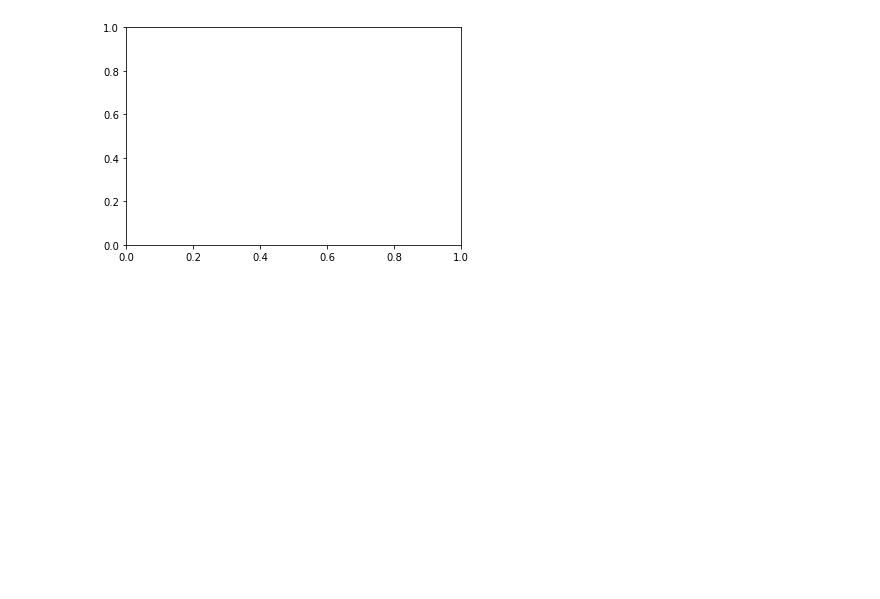
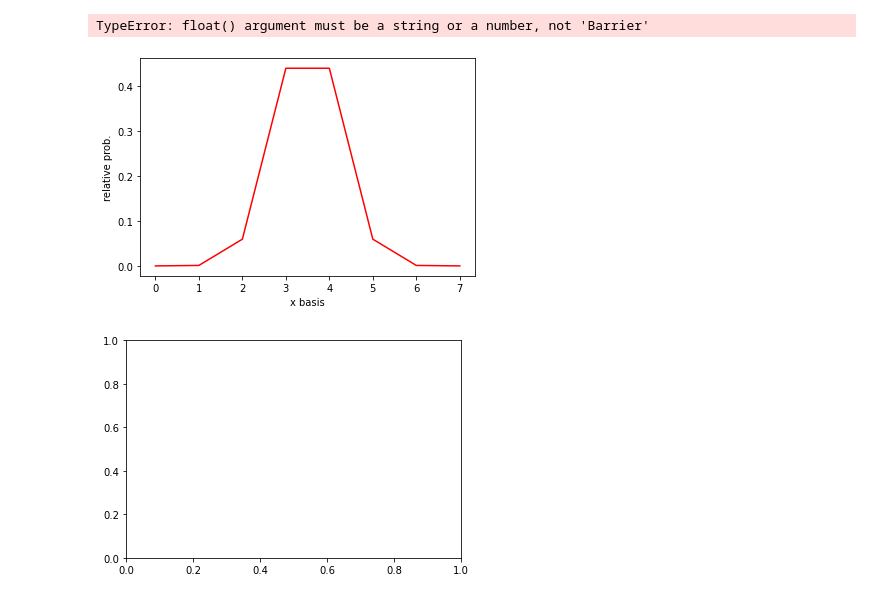
Before and after one commit to Eltohfa/Thesis-Physics, a Jupyter notebook: FreeBody-ibm.ipynb, the cells around one changed output. Cells and saved outputs as stored; diff of their text form; code cells hidden in the pictures; blank space fills up the shorter version.

```diff
--- a/FreeBody-ibm.ipynb
+++ b/FreeBody-ibm.ipynb
@@ -90,41 +90,46 @@ def evolve (n,phi,initial_state, stepsnumber):
     #return snaps
     return qc
 def action ():
-    #snaps = evolve(n,phi,initial_state, stepsnumber)
+    snaps = evolve(n,phi,initial_state, stepsnumber)
     plt.plot(np.square(abs(initial_state)),'r')
     leg = ["initial"]
+    plt.xlabel("x basis")
+    plt.ylabel("relative prob.")
     for i in range (stepsnumber):
         plt.plot(snaps[i])
         leg. append ("step_"+str(i+1))
     x=plt.axis([0, 2**n-1, 0, 1.1*max(np.square(abs(initial_state)))])
     plt.legend(leg)
     return snaps
 ##parameters
 n = 3; ## number of qubits
 phi = 0.25*pi; ##time of evolution
 #initial_state = np.sqrt(np.exp(-(np.linspace(0,2**n-1, 2**n) - (2**n/3) +0.5)**2/(2*15**2)))+np.sqrt(np.exp(-(np.linspace(0,2**n-1, 2**n) - (2*2**n/3) +0.5)**2/(2*15**2)))
 width= 2**n/8;
 k=1; # k momentum;
 initial_state = (np.exp(-(np.linspace(0,2**n-1, 2**n) - (2**n/2) +0.5)**2/(2*width**2)))*(np.exp(-k*1j*(np.linspace(0,2**n-1, 2**n) - (2**n/2) +0.5)))# n Centred Gaussian
 
 #initial_state = [0,1,1,0] # n=2 Pi function
 #initial_state = [0,0,1,1,1,1,0,0] #n=3 Pi function
 #initial_state = [0,0,0,0,1,1,1,1,1,1,1,1,0,0,0,0] #n=4 Pi function
 
 ##general energy state
 #w=0 #harmonic
 #mom = np.zeros(2**n);
 #mom[w]=1
 #mom [2**n-w]=1
 #initial_state= np.fft.fft(mom,2**n)
 magnitude = np.linalg.norm(initial_state)
 initial_state =initial_state/magnitude
 
 
 stepsnumber = 1;
-snaps=action()
+action();
 
 # try removing and putting x, swaps, inv F in place of F, and so on in the harmonic potential.
+# %% [output]
+TypeError: float() argument must be a string or a number, not 'Barrier'
+[figure, added]
 # %%
 from matplotlib.animation import FuncAnimation
 # %%
```
Also changed, not shown: parts of 4 cells of this notebook, 5 other files.
